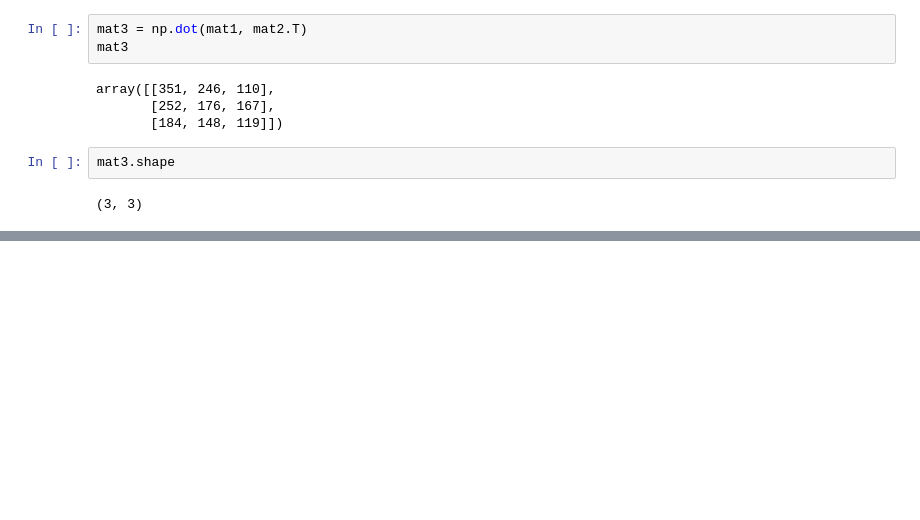
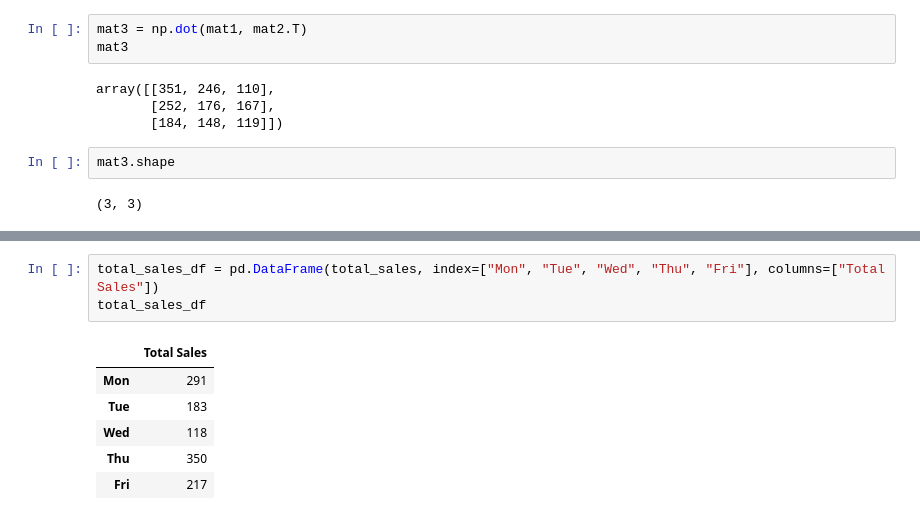
Before and after one commit to mebestaca/Path-to-Machine-Learning, a Jupyter notebook: Introduction to Numpy/Introduction to Numpy.ipynb, the cells around one changed output, grey strips where cells are left out. Saved outputs shown, nothing was run; the diff lists cells and outputs as text; blank space fills up the shorter version.

```diff
--- a/Introduction to Numpy/Introduction to Numpy.ipynb
+++ b/Introduction to Numpy/Introduction to Numpy.ipynb
@@ -676,0 +732,10 @@ mat3.shape
+# %%
+total_sales_df = pd.DataFrame(total_sales, index=["Mon", "Tue", "Wed", "Thu", "Fri"], columns=["Total Sales"])
+total_sales_df
+# %% [output]
+|  | Total Sales |
+| Mon | 291 |
+| Tue | 183 |
+| Wed | 118 |
+| Thu | 350 |
+| Fri | 217 |
```
Also changed, not shown: parts of 15 cells of this notebook.
